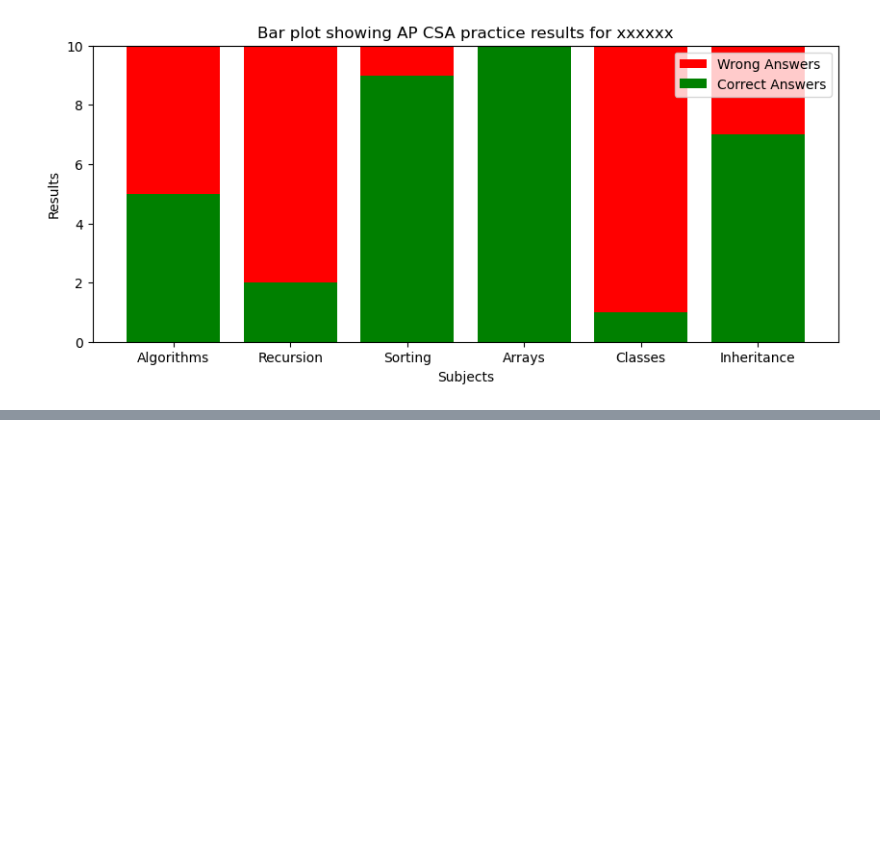
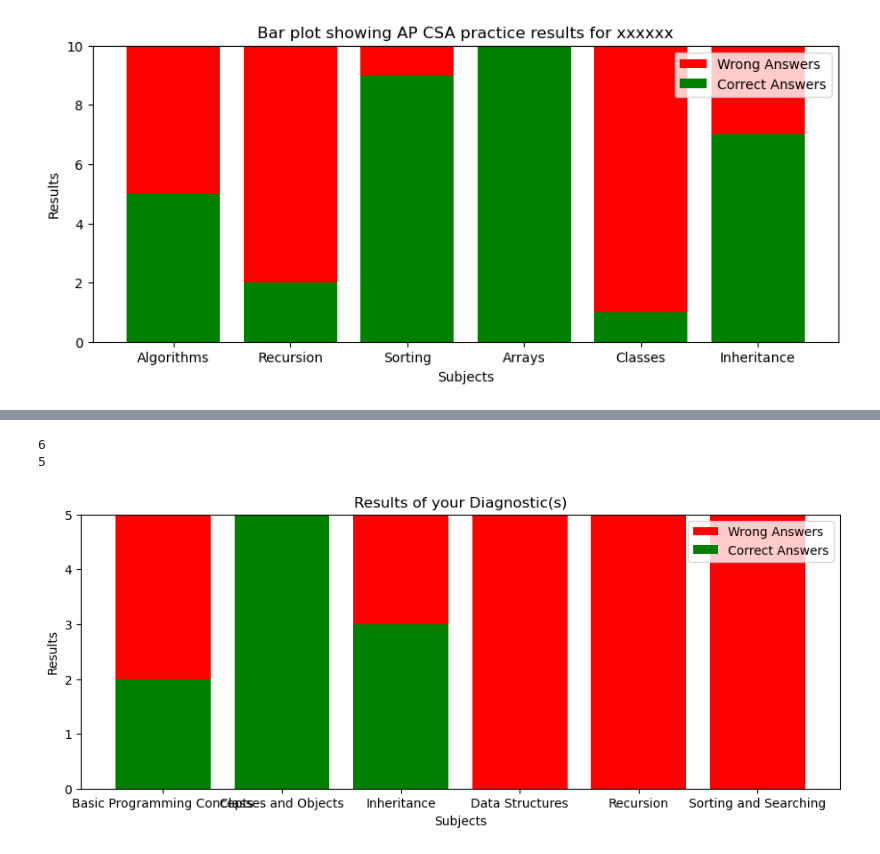
Before and after one commit to nikrp/AP_CSA_Diagnostic, a Jupyter notebook: Utilities/nik_exp_q.ipynb, the cells around one changed output, grey strips where cells are left out. Drawn from its saved outputs; the diff is of its cells as text; code cells hidden in the pictures; blank space fills up the shorter version.

```diff
--- a/Utilities/nik_exp_q.ipynb
+++ b/Utilities/nik_exp_q.ipynb
@@ -84,0 +156,38 @@ plt.show()
+# %%
+from pandas import *
+import matplotlib.pyplot as plt
+
+subjects_csv = read_csv("../subjects.csv")
+
+subjects_csv["total"] = 5
+
+# Create the Bar Graph
+plt.figure(figsize=[11, 4])
+
+subjects = subjects_csv["subjects"]
+print(len(subjects))
+
+total_qs = subjects_csv["total"]
+print(total_qs[0])
+# Graph the Colored Bars to their Respective Area
+for i in range(len(subjects)):
+    plt.bar(subjects[i], total_qs[i] - subjects_csv["correct"][i], bottom=subjects_csv["correct"][i], color="red")
+    plt.bar(subjects[i], subjects_csv["correct"][i], color="green")
+
+# Place the Legend onto the Screen
+plt.legend(labels=["Wrong Answers", "Correct Answers"])
+
+# Change the Title of the Graph
+plt.title("Results of your Diagnostic(s)")
+
+# Create the Axis Labels
+plt.xlabel("Subjects")
+plt.ylabel("Results")
+# Save the Graph
+plt.savefig("BarPlot.png")
+
+plt.show()
+# %% [output]
+6
+5
+[figure, added]
```
Also changed, not shown: parts of 13 cells of this notebook, 4 other files.
